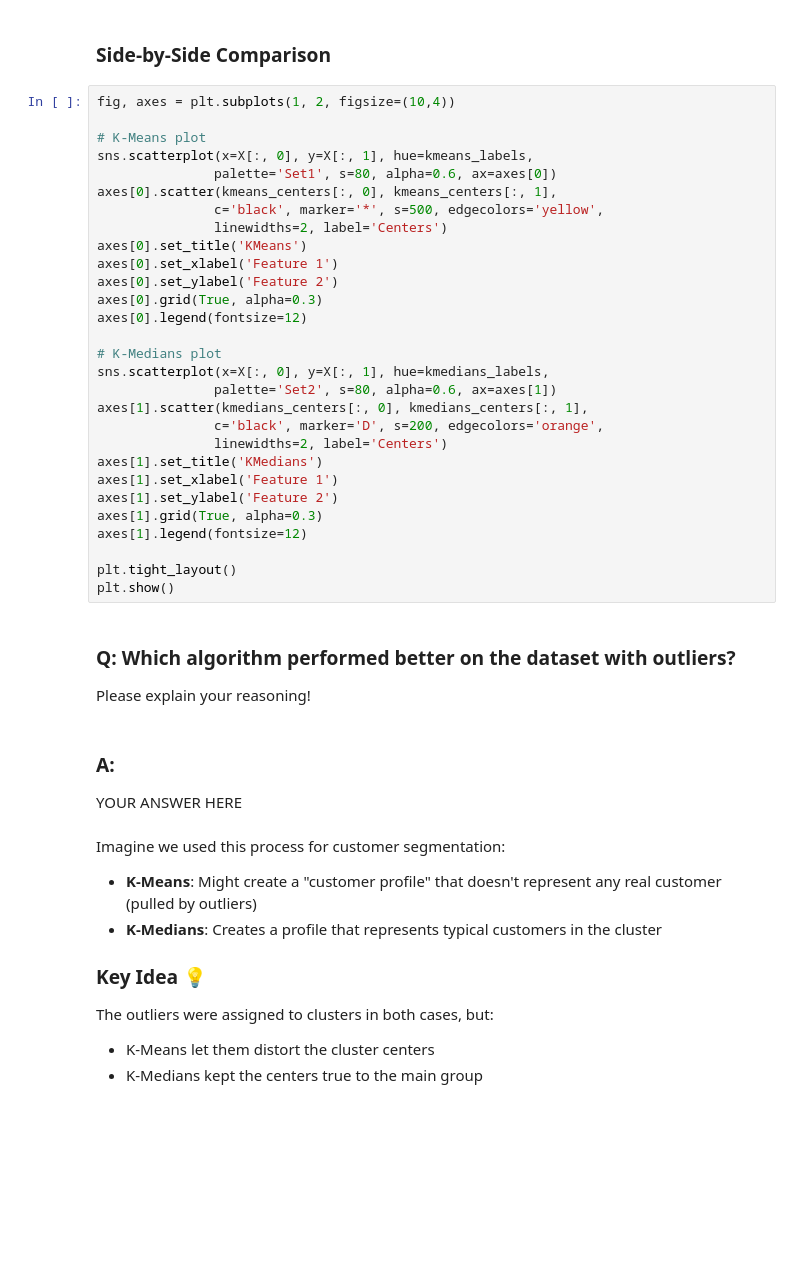
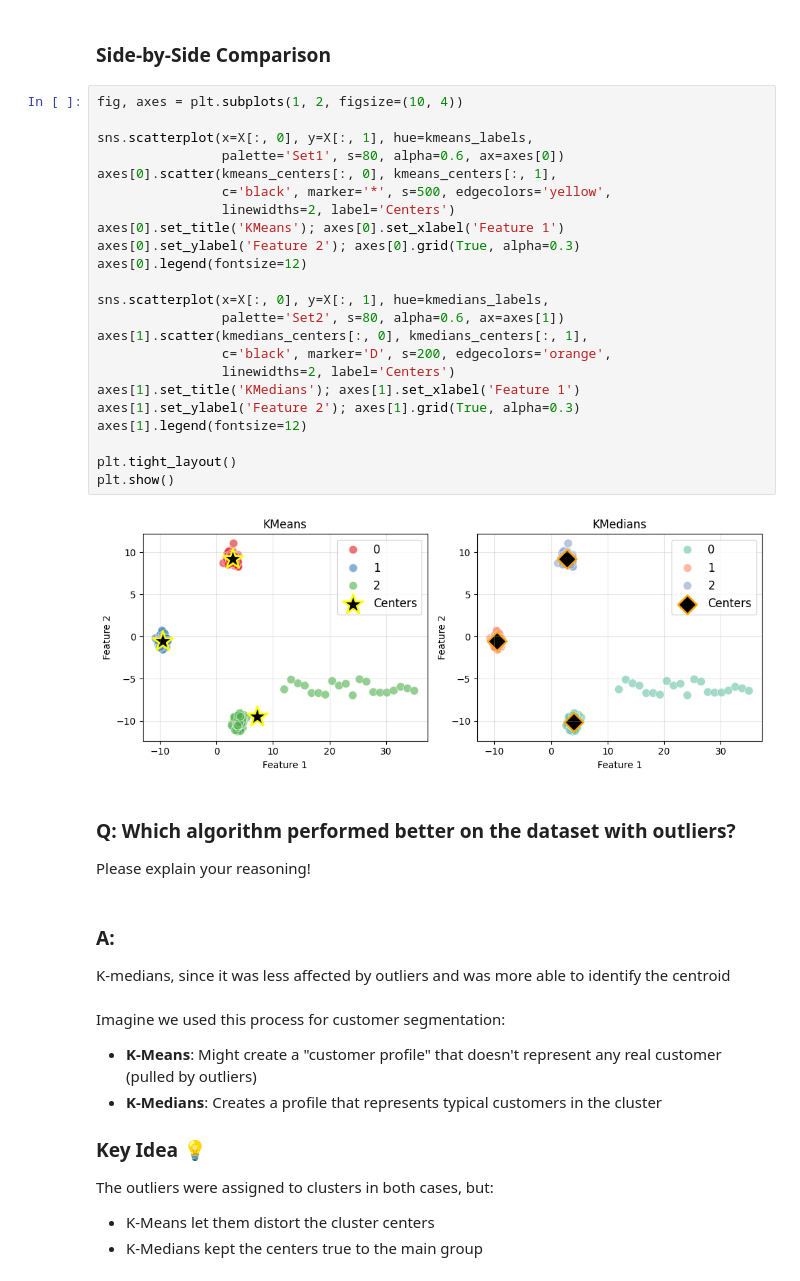
Before and after one commit to AK-256/bwsi-comp-problem-solving, a Jupyter notebook: mod6_unsupervised_learning/2_more_centroid_clustering.ipynb, the cells around one changed output. Cells and saved outputs as stored; diff of their text form; blank space fills up the shorter version.

```diff
--- a/mod6_unsupervised_learning/2_more_centroid_clustering.ipynb
+++ b/mod6_unsupervised_learning/2_more_centroid_clustering.ipynb
@@ -173,41 +180,37 @@ plt.show()
 # %% [markdown]
 ### Side-by-Side Comparison
 # %%
-fig, axes = plt.subplots(1, 2, figsize=(10,4))
+fig, axes = plt.subplots(1, 2, figsize=(10, 4))
 
-# K-Means plot
 sns.scatterplot(x=X[:, 0], y=X[:, 1], hue=kmeans_labels,
-               palette='Set1', s=80, alpha=0.6, ax=axes[0])
+                palette='Set1', s=80, alpha=0.6, ax=axes[0])
 axes[0].scatter(kmeans_centers[:, 0], kmeans_centers[:, 1],
-               c='black', marker='*', s=500, edgecolors='yellow',
-               linewidths=2, label='Centers')
-axes[0].set_title('KMeans')
-axes[0].set_xlabel('Feature 1')
-axes[0].set_ylabel('Feature 2')
-axes[0].grid(True, alpha=0.3)
+                c='black', marker='*', s=500, edgecolors='yellow',
+                linewidths=2, label='Centers')
+axes[0].set_title('KMeans'); axes[0].set_xlabel('Feature 1')
+axes[0].set_ylabel('Feature 2'); axes[0].grid(True, alpha=0.3)
 axes[0].legend(fontsize=12)
 
-# K-Medians plot
 sns.scatterplot(x=X[:, 0], y=X[:, 1], hue=kmedians_labels,
-               palette='Set2', s=80, alpha=0.6, ax=axes[1])
+                palette='Set2', s=80, alpha=0.6, ax=axes[1])
 axes[1].scatter(kmedians_centers[:, 0], kmedians_centers[:, 1],
-               c='black', marker='D', s=200, edgecolors='orange',
-               linewidths=2, label='Centers')
-axes[1].set_title('KMedians')
-axes[1].set_xlabel('Feature 1')
-axes[1].set_ylabel('Feature 2')
-axes[1].grid(True, alpha=0.3)
+                c='black', marker='D', s=200, edgecolors='orange',
+                linewidths=2, label='Centers')
+axes[1].set_title('KMedians'); axes[1].set_xlabel('Feature 1')
+axes[1].set_ylabel('Feature 2'); axes[1].grid(True, alpha=0.3)
 axes[1].legend(fontsize=12)
 
 plt.tight_layout()
 plt.show()
+# %% [output]
+[figure, added]
 # %% [markdown]
 ### Q: Which algorithm performed better on the dataset with outliers?
 
 Please explain your reasoning!
 # %% [markdown]
 ### A:
-YOUR ANSWER HERE
+K-medians, since it was less affected by outliers and was more able to identify the centroid
 # %% [markdown]
 Imagine we used this process for customer segmentation:
 
```
Also changed, not shown: parts of 15 cells of this notebook, 1 other file.
